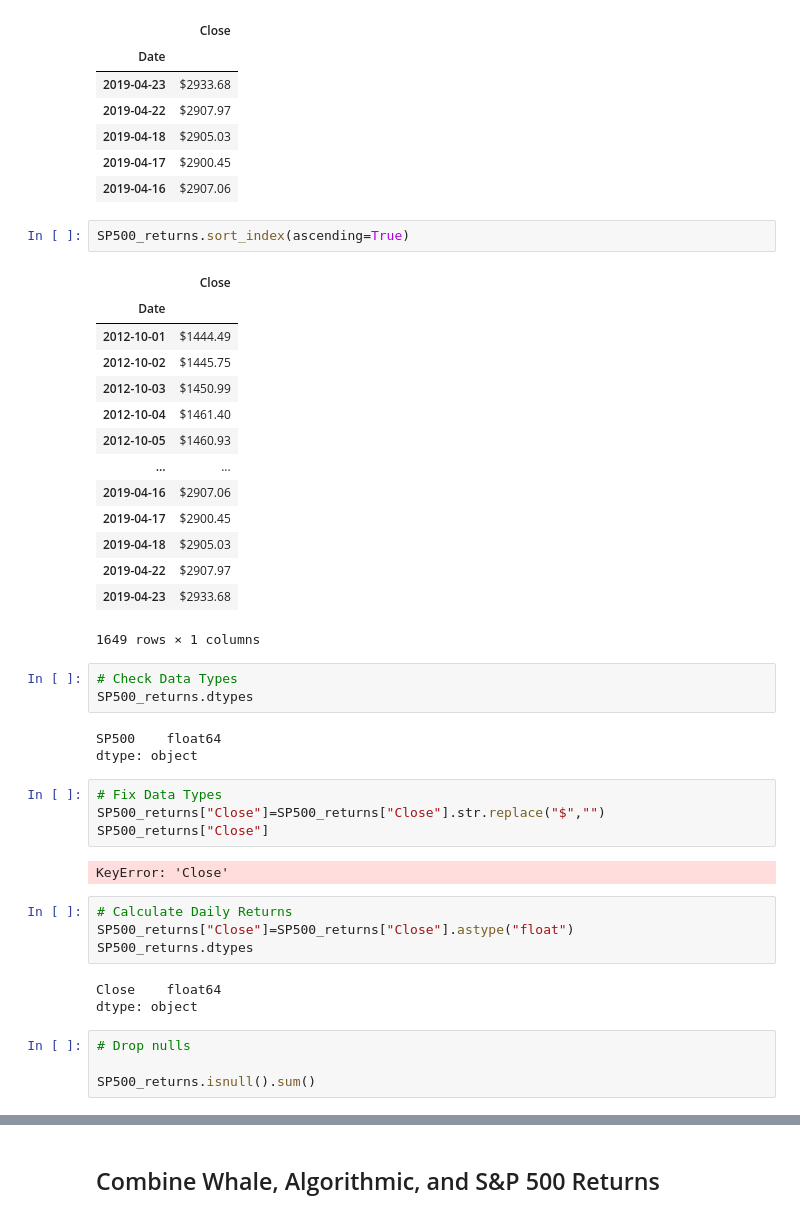
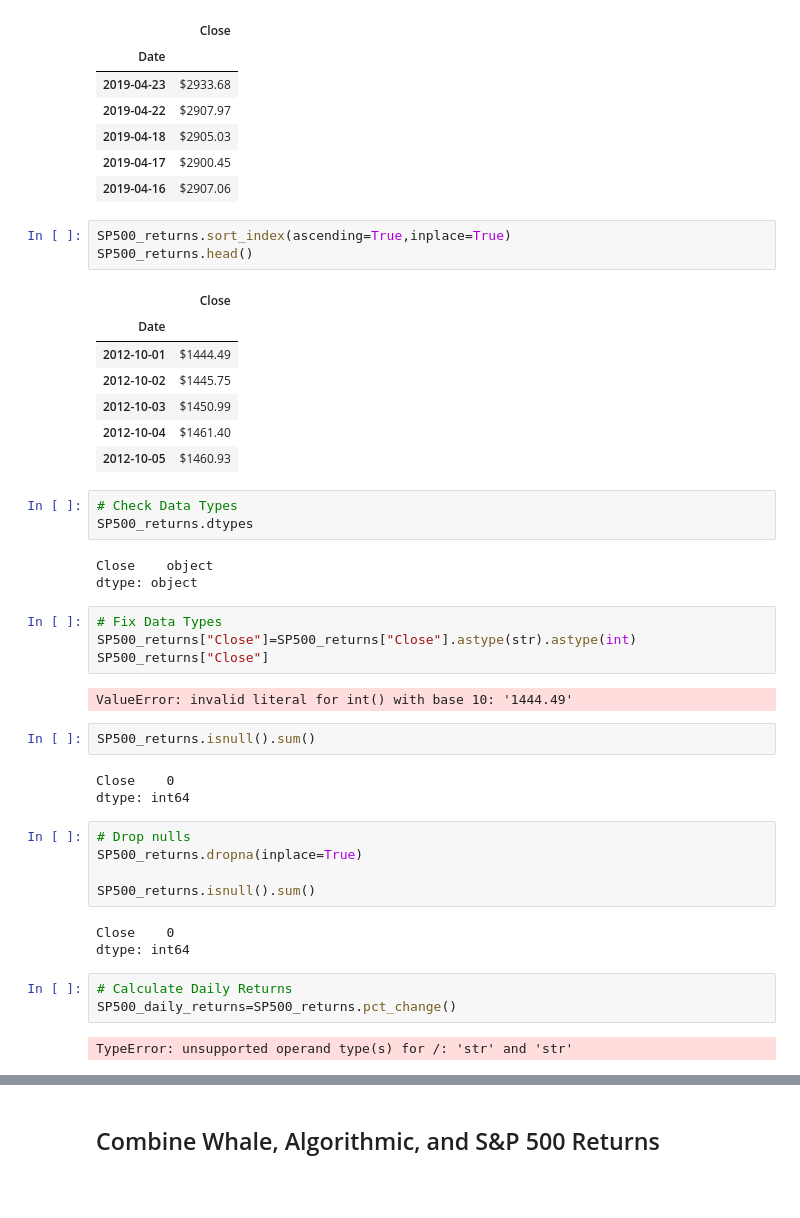
Before and after one commit to Cendrillon28/CU_homeworks, a Jupyter notebook: Pandas Homework/whale_analysis.ipynb, the cells around one changed output, grey strips where cells are left out. Cells and saved outputs as stored; diff of their text form; blank space fills up the shorter version.

```diff
--- a/Pandas Homework/whale_analysis.ipynb
+++ b/Pandas Homework/whale_analysis.ipynb
@@ -116,45 +116,46 @@ SP500_returns.head()
 | 2019-04-17 | $2900.45 |
 | 2019-04-16 | $2907.06 |
 # %%
-SP500_returns.sort_index(ascending=True)
+SP500_returns.sort_index(ascending=True,inplace=True)
+SP500_returns.head()
 # %% [output]
 |  | Close |
 | Date |  |
 | 2012-10-01 | $1444.49 |
 | 2012-10-02 | $1445.75 |
 | 2012-10-03 | $1450.99 |
 | 2012-10-04 | $1461.40 |
 | 2012-10-05 | $1460.93 |
-| ... | ... |
-| 2019-04-16 | $2907.06 |
-| 2019-04-17 | $2900.45 |
-| 2019-04-18 | $2905.03 |
-| 2019-04-22 | $2907.97 |
-| 2019-04-23 | $2933.68 |
-1649 rows × 1 columns
 # %%
 # Check Data Types
 SP500_returns.dtypes
 # %% [output]
-SP500    float64
+Close    object
 dtype: object
 # %%
 # Fix Data Types
-SP500_returns["Close"]=SP500_returns["Close"].str.replace("$","")
+SP500_returns["Close"]=SP500_returns["Close"].astype(str).astype(int)
 SP500_returns["Close"]
 # %% [output]
-KeyError: 'Close'
+ValueError: invalid literal for int() with base 10: '1444.49'
+# %%
+SP500_returns.isnull().sum()
+# %% [output]
+Close    0
+dtype: int64
+# %%
+# Drop nulls
+SP500_returns.dropna(inplace=True)
+
+SP500_returns.isnull().sum()
+# %% [output]
+Close    0
+dtype: int64
 # %%
 # Calculate Daily Returns
-SP500_returns["Close"]=SP500_returns["Close"].astype("float")
-SP500_returns.dtypes
+SP500_daily_returns=SP500_returns.pct_change()
 # %% [output]
-Close    float64
-dtype: object
+TypeError: unsupported operand type(s) for /: 'str' and 'str'
-# %%
-# Drop nulls
-
-SP500_returns.isnull().sum()
 # %%
 # Rename `Close` Column to be specific to this portfolio.
 SP500_returns = SP500_returns.rename(columns={"Close": "SP500"})
```
Also changed, not shown: parts of 1 cell of this notebook.
